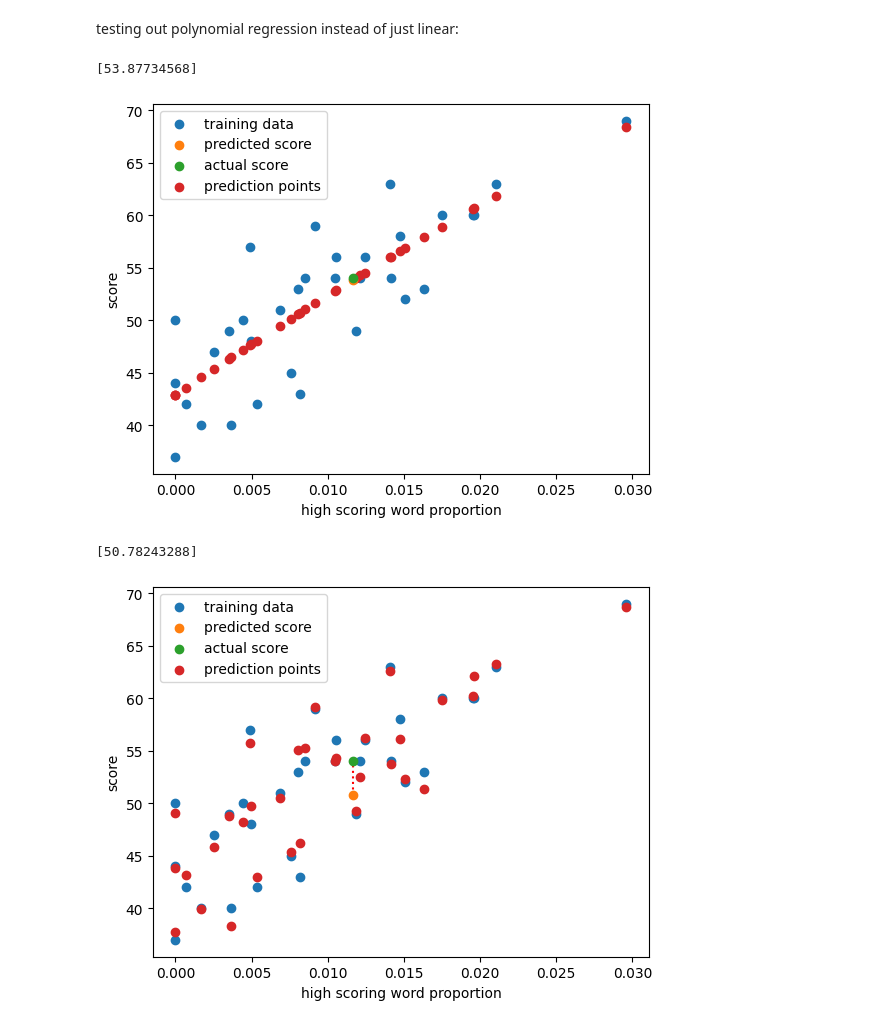
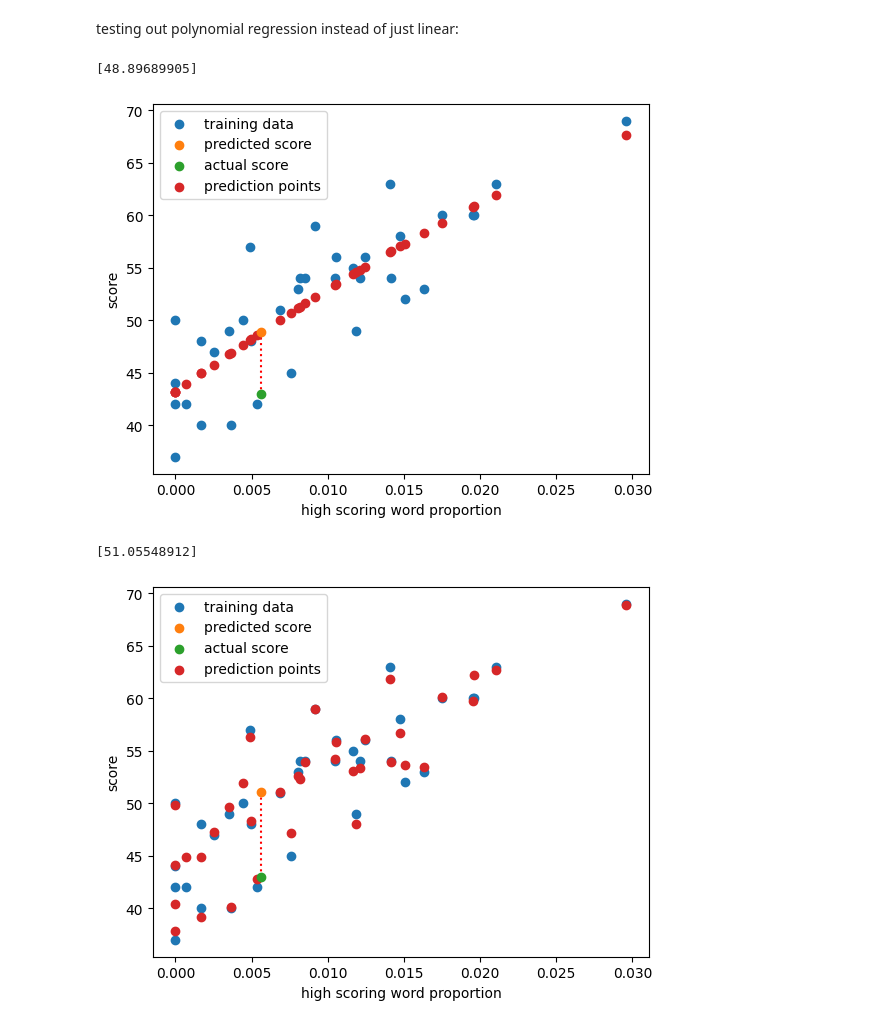
Before and after one commit to bexedmondson/palingrid, a Jupyter notebook: notes/WordStatAnalysis.ipynb, the cells around one changed output. Drawn from its saved outputs; the diff is of its cells as text; code cells hidden in the pictures.

```diff
--- a/notes/WordStatAnalysis.ipynb
+++ b/notes/WordStatAnalysis.ipynb
@@ -572,9 +583,9 @@ SignificanceResult(statistic=np.float64(0.8013070162546041), pvalue=np.float64(2
 # %%
-new_data_stats = get_new_data_stats("asbeworoahfgpentzkieeoiat")
-
-actual = 54
+new_data_stats = get_new_data_stats("lsaelawkeumelaawwfianuwet")
+todaydate = "31/08/2026"
+actual = 43
 # %%
-model_measures = { "name": [], "selectedDatePredictionDiff": [], "overallMeanPredictionDiff": [], "overallStDevPredictionDiff": [], "meanSquaredError": [], "r2Score": []}
+model_measures = { "name": [], "selectedDatePrediction": [], "selectedDatePredictionDiff": [], "allPredictions": [], "overallMeanPredictionDiff": [], "overallStDevPredictionDiff": [], "meanSquaredError": [], "r2Score": []}
 # %%
 x = dayScores["scores"]
 y = df['high_scoring_word_proportion_12'].values.reshape((-1, 1))
@@ -605,6 +616,8 @@ plt.ylabel("score")
 plt.show()
 
 model_measures["name"].append("model1 (linear regression)")
+model_measures["allPredictions"].append(predictions)
+model_measures["selectedDatePrediction"].append(result1[0])
 model_measures["selectedDatePredictionDiff"].append(abs(result1[0] - actual))
 
 diffs = []
@@ -638,8 +651,8 @@ plt.scatter(model2_selected_features, actual, label="actual score", zorder=2)
 
 plt.plot([model2_selected_features, model2_selected_features], [result2[0],actual], ':r', zorder=1)
 
-predictions = model2.predict(y_)
-plt.scatter(df['high_scoring_word_proportion_12'], predictions, label="prediction points", zorder=1)
+predictions2 = model2.predict(y_)
+plt.scatter(df['high_scoring_word_proportion_12'], predictions2, label="prediction points", zorder=1)
 
 plt.legend()
 plt.xlabel("high scoring word proportion")
@@ -647,19 +660,21 @@ plt.ylabel("score")
 plt.show()
 
 model_measures["name"].append("model2 (poly regression)")
+model_measures["allPredictions"].append(predictions2)
+model_measures["selectedDatePrediction"].append(result2[0])
 model_measures["selectedDatePredictionDiff"].append(abs(result2[0] - actual))
 
 diffs = []
-for i in range(len(predictions)):
-    diffs.append(abs(predictions[i] - dayScores["scores"][i]))
+for i in range(len(predictions2)):
+    diffs.append(abs(predictions2[i] - dayScores["scores"][i]))
 
 model_measures["overallMeanPredictionDiff"].append(np.mean(diffs))
 model_measures["overallStDevPredictionDiff"].append(np.std(diffs))
-model_measures["meanSquaredError"].append(mean_squared_error(dayScores["scores"], predictions))
-model_measures["r2Score"].append(r2_score(dayScores["scores"], predictions))
+model_measures["meanSquaredError"].append(mean_squared_error(dayScores["scores"], predictions2))
+model_measures["r2Score"].append(r2_score(dayScores["scores"], predictions2))
 # %% [output]
-[53.87734568]
+[48.89689905]
-[figure, old version]
+[figure, new version]
 # %%
 selected_features3 = ['high_scoring_word_proportion_12', 'common_letter_count', 'average_possible_word_score', "word_score_proportion_08","word_score_proportion_09","word_score_proportion_10","word_score_proportion_12","word_score_proportion_13","word_score_proportion_15","word_score_proportion_17"]
 y3 = df[selected_features3]
@@ -670,38 +685,40 @@ model3 = LinearRegression()
 model3.fit(y3_, x)
 
 
 model3_selected_features = new_data_stats[selected_features3]
 
 plt.scatter(df['high_scoring_word_proportion_12'], dayScores["scores"], label="training data",zorder=0)
 
 predict_data_source3_ = PolynomialFeatures( include_bias=False).fit_transform(model3_selected_features)#.reshape(1, -1)
 result3 = model3.predict(predict_data_source3_)
 print(result3)
 
 plt.scatter(model3_selected_features['high_scoring_word_proportion_12'], result3, label="predicted score", zorder=2)
 plt.scatter(model3_selected_features['high_scoring_word_proportion_12'], actual, label="actual score", zorder=2)
 
 plt.plot([model3_selected_features['high_scoring_word_proportion_12'], model3_selected_features['high_scoring_word_proportion_12']], [result3[0],actual], ':r', zorder=1)
 
-predictions = model3.predict(y3_)
-plt.scatter(df['high_scoring_word_proportion_12'], predictions, label="prediction points", zorder=1)
+predictions3 = model3.predict(y3_)
+plt.scatter(df['high_scoring_word_proportion_12'], predictions3, label="prediction points", zorder=1)
 
 plt.legend()
 plt.xlabel("high scoring word proportion")
 plt.ylabel("score")
 plt.show()
 
 model_measures["name"].append("model3 (poly regression, word score proportion focus)")
+model_measures["allPredictions"].append(predictions3)
+model_measures["selectedDatePrediction"].append(result3[0])
 model_measures["selectedDatePredictionDiff"].append(abs(result3[0] - actual))
 
 diffs = []
-for i in range(len(predictions)):
-    diffs.append(abs(predictions[i] - dayScores["scores"][i]))
+for i in range(len(predictions3)):
+    diffs.append(abs(predictions3[i] - dayScores["scores"][i]))
 
 model_measures["overallMeanPredictionDiff"].append(np.mean(diffs))
 model_measures["overallStDevPredictionDiff"].append(np.std(diffs))
-model_measures["meanSquaredError"].append(mean_squared_error(dayScores["scores"], predictions))
-model_measures["r2Score"].append(r2_score(dayScores["scores"], predictions))
+model_measures["meanSquaredError"].append(mean_squared_error(dayScores["scores"], predictions3))
+model_measures["r2Score"].append(r2_score(dayScores["scores"], predictions3))
 # %% [output]
-[50.78243288]
+[51.05548912]
-[figure, old version]
+[figure, new version]
```
Also changed, not shown: parts of 25 cells of this notebook, 5 other files.
